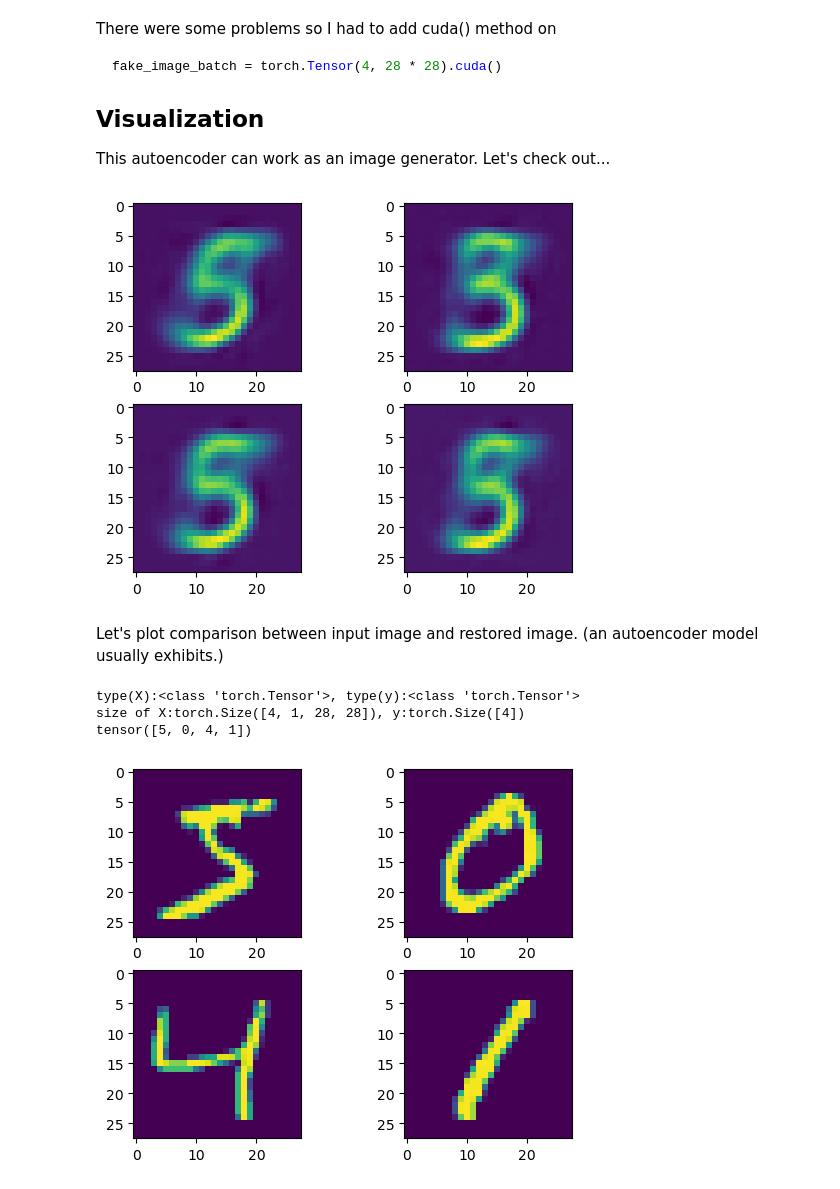
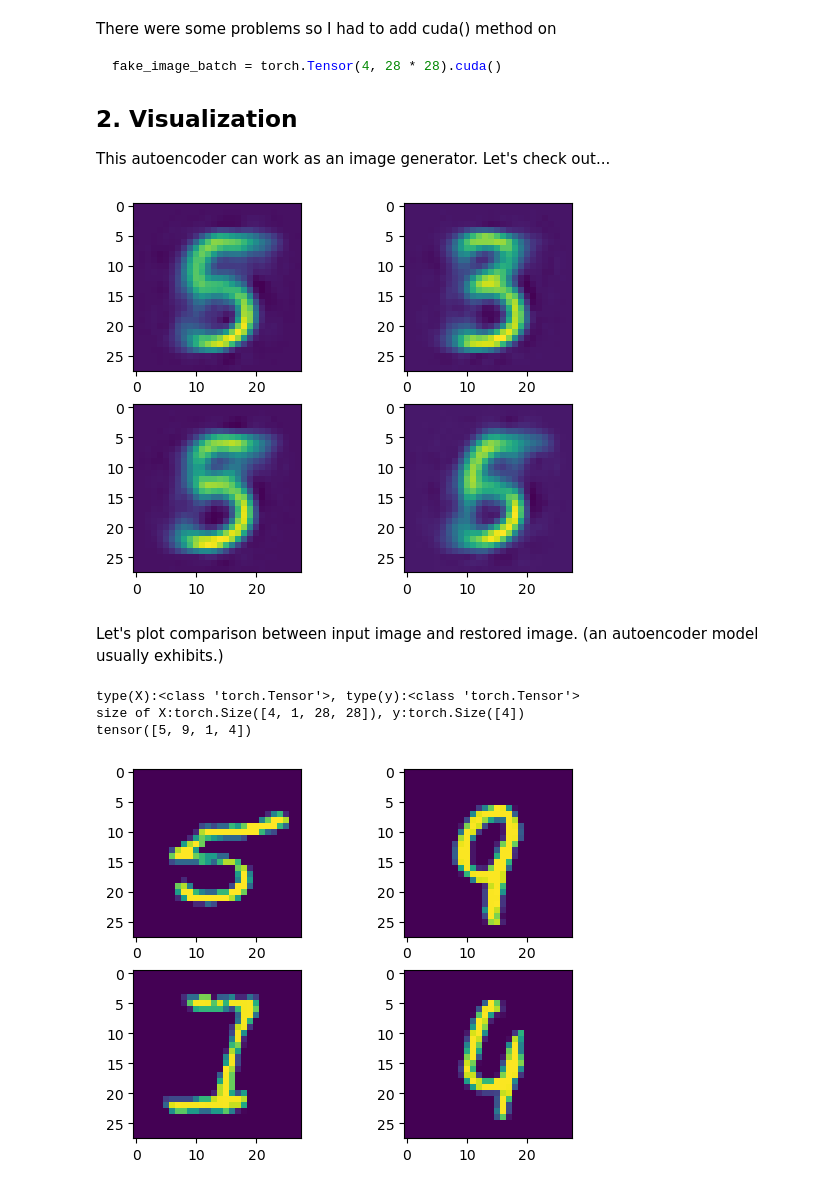
Before and after one commit to chhyyi/self-study, a Jupyter notebook: torch_vs_lightning/ex1.ipynb, the cells around one changed output. Saved outputs shown, nothing was run; the diff lists cells and outputs as text; code cells hidden in the pictures.

````diff
--- a/torch_vs_lightning/ex1.ipynb
+++ b/torch_vs_lightning/ex1.ipynb
@@ -34,8 +38,8 @@ class LitAutoEncoder(L.LightningModule):
 
 dataset = tv.datasets.MNIST(".", download=True, transform=tv.transforms.ToTensor())
 
-trainer = L.Trainer(max_steps=50000)
-trainer.fit(LitAutoEncoder(encoder, decoder), data.DataLoader(dataset, batch_size=64))
+trainer = L.Trainer(max_steps=5000)
+trainer.fit(LitAutoEncoder(encoder, decoder), data.DataLoader(dataset, batch_size=32))
 # %% [output]
 GPU available: True (cuda), used: True
 TPU available: False, using: 0 TPU cores
@@ -85,7 +89,7 @@ There were some problems so I had to add cuda() method on
 fake_image_batch = torch.Tensor(4, 28 * 28).cuda()
 ```
 
-## Visualization
+## 2. Visualization
 This autoencoder can work as an image generator. Let's check out...
 # %%
 # regenerate fake images!
@@ -106,30 +110,38 @@ for i, subplot_index in enumerate([221, 222, 223, 224]):
     plt.subplot(subplot_index)
     plt.imshow(gen_imgs[i])
 # %% [output]
-[figure, old version]
+[figure, new version]
 # %% [markdown]
 Let's plot comparison between input image and restored image. (an autoencoder model usually exhibits.)
 # %%
 
 
-dataloader = data.DataLoader(dataset, batch_size=4)
+dataloader = data.DataLoader(dataset, batch_size=4, shuffle=True)
+'''
 for X, y in dataloader:
     print(f"type(X):{type(X)}, type(y):{type(y)}")
     print(f"size of X:{X.size()}, y:{y.size()}")
     print(y)
     X = X.view(4, 28, 28)
+    break
+'''
+_, (X, y) = next(enumerate(dataloader)) # Dataloader seems iterable but next(Dataloader) does not work! ref: https://stackoverflow.com/questions/63487775
+print(f"type(X):{type(X)}, type(y):{type(y)}")
+print(f"size of X:{X.size()}, y:{y.size()}")
+print(y)
+X = X.view(4, 28, 28)
+
 
     #plot input images
-    plt.figure()
-    for i, subplot_index in enumerate([221, 222, 223, 224]):
-        plt.subplot(subplot_index)
-        plt.imshow(X[i])
-    break
+plt.figure()
+for i, subplot_index in enumerate([221, 222, 223, 224]):
+    plt.subplot(subplot_index)
+    plt.imshow(X[i])
 # %% [output]
 type(X):<class 'torch.Tensor'>, type(y):<class 'torch.Tensor'>
 size of X:torch.Size([4, 1, 28, 28]), y:torch.Size([4])
-tensor([5, 0, 4, 1])
+tensor([5, 9, 1, 4])
-[figure, old version]
+[figure, new version]
 # %%
 embeddings = encoder(X.view(4, 28*28).cuda())
 gen_imgs = decoder(embeddings).cpu().detach().view(4,28,28).numpy()
````
Also changed, not shown: parts of 22 cells of this notebook.
